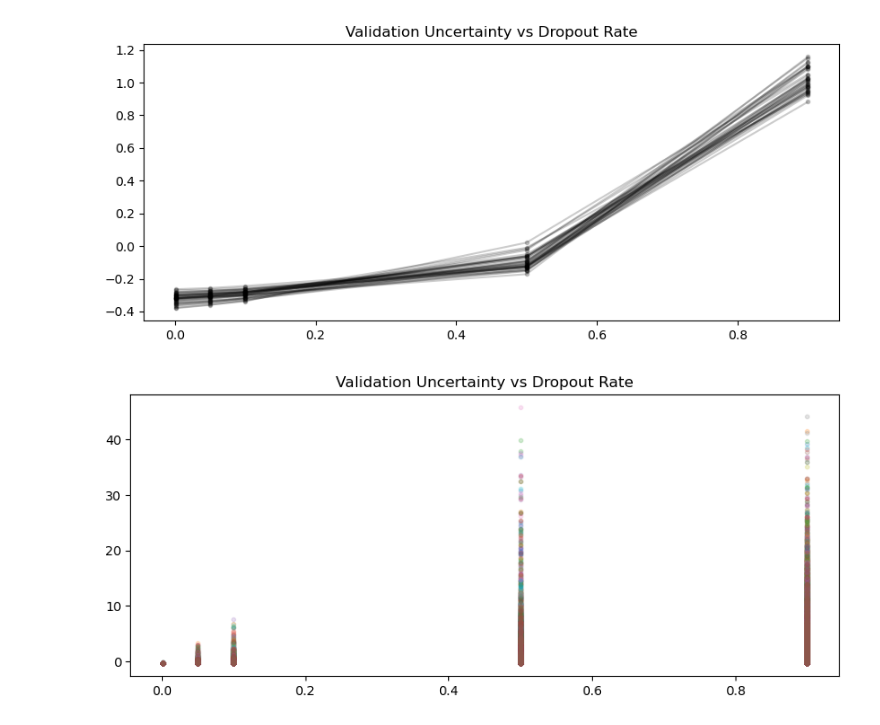
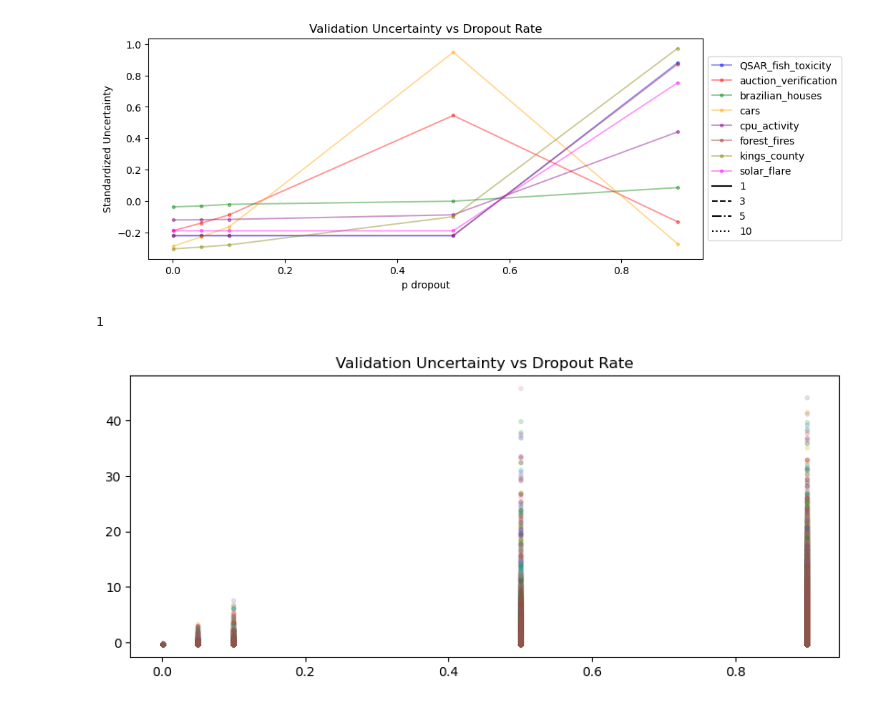
Before and after one commit to LeonardoAlchieri/MCDropoutHyperparameterAnalysis, a Jupyter notebook: notebooks/partial_results_analysis.ipynb, the cells around one changed output. Cells and saved outputs as stored; diff of their text form; code cells hidden in the pictures.

```diff
--- a/notebooks/partial_results_analysis.ipynb
+++ b/notebooks/partial_results_analysis.ipynb
@@ -11,0 +92,37 @@ array(['kings_county'], dtype=object)
+# %%
+import matplotlib.pyplot as plt
+from sklearn.utils._testing import ignore_warnings
+
+figure = plt.figure(figsize=(10, 4))
+
+dropout_values = list(data_grouped["dropout_rate"].unique())
+
+@ignore_warnings(category=DeprecationWarning)
+def plot_mean(x):
+    task_name = x.name
+    if x['dropout_rate'].nunique() != len(dropout_values):
+        return
+    else:
+        values = x.groupby('dropout_rate').apply(lambda x: x['variances'].mean())
+        plt.plot(values.index,
+                 values.values,
+                 linestyle='-',
+                 marker='.',
+                 alpha=0.4,
+                 color=colors[task_name],
+                 label=task_name)
+
+data_to_plot = data_grouped.groupby(["task_name",],
+                                    axis=0).apply(plot_mean)
+plt.title("Validation Uncertainty vs Dropout Rate")
+plt.xlabel("p dropout")
+plt.ylabel("Standardized Uncertainty")
+
+handles, labels = plt.gca().get_legend_handles_labels()
+by_label = dict(zip(labels, handles))
+plt.legend([* by_label.values(), *[plt.Line2D([0], [0], color='black', linestyle=linestyle) for linestyle in linestyles]],
+           [*by_label.keys(), *models], loc='center left', bbox_to_anchor=(1, 0.5))
+
+plt.show()
+# %% [output]
+[figure, added]
@@ -12,5 +163,6 @@ array(['kings_county'], dtype=object)
 # %%
 import matplotlib.pyplot as plt
+from tqdm.notebook import tqdm
 
 
 data_to_plot = val_results[val_results['mcdropout_num'] == 1000]
@@ -25,12 +177,16 @@ columns_of_interest = [
     "inner_fold",
 ]
 possible_combinations = data_to_plot[columns_of_interest].drop_duplicates()
-for index, row in possible_combinations.iterrows():
+possible_task_names = list(possible_combinations["task_name"].unique())
+for index, row in tqdm(possible_combinations.iterrows(), desc='Calculating combination avg', total=len(possible_combinations)):
     task_name = row["task_name"]
     alpha = row["alpha"]
     mcdropout_num = row["mcdropout_num"]
     outer_fold = row["outer_fold"]
     inner_fold = row["inner_fold"]
+
+    # current index for task_name in possible_task_names
+    current_index = possible_task_names.index(task_name)
     mask = (
         (data_to_plot["task_name"] == task_name)
         & (data_to_plot["alpha"] == alpha)
@@ -42,17 +198,30 @@ for index, row in possible_combinations.iterrows():
     data['stand variances'] = (data["variances"] - data["variances"].mean()) / data[
         "variances"
     ].std()
+    # data['stand variances'] = data["variances"] / (data["variances"].max() - data["variances"].min())
     mean_stand_variances = []
     for unique_dropout_val in data["dropout_rate"].unique():
         mask = data["dropout_rate"] == unique_dropout_val
         mean_stand_variances.append(data[mask]["stand variances"].mean())
 
-    plt.plot(list(data["dropout_rate"].unique()), mean_stand_variances, linestyle='-', marker='.', alpha=0.2, color='black')
+    if data['dropout_rate'].nunique() != data_to_plot["dropout_rate"].nunique():
+        continue
+
+    plt.plot(list(data["dropout_rate"].unique()), mean_stand_variances, linestyle='-', marker='.', alpha=0.2, color=colors[current_index], label=task_name)
     # plt.plot(data["dropout_rate"], standardized_variances, linestyle='None', marker='.', alpha=0.2)
 plt.title("Validation Uncertainty vs Dropout Rate")
+plt.xlabel("p dropout")
+plt.ylabel("Standardized Uncertainty")
+
+handles, labels = plt.gca().get_legend_handles_labels()
+by_label = dict(zip(labels, handles))
+plt.legend(by_label.values(), by_label.keys())
+
 plt.show()
-# %% [output]
-[figure, removed]
+# %%
+data['dropout_rate'].nunique()
+# %% [output]
+1
 # %%
 import matplotlib.pyplot as plt
 
```
Also changed, not shown: parts of 8 cells of this notebook.
